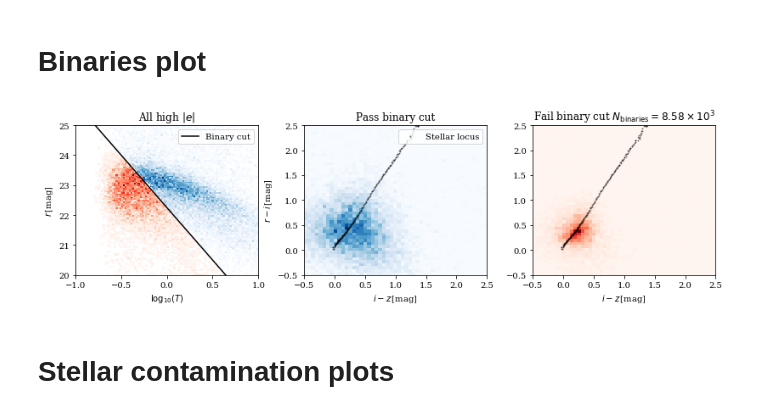
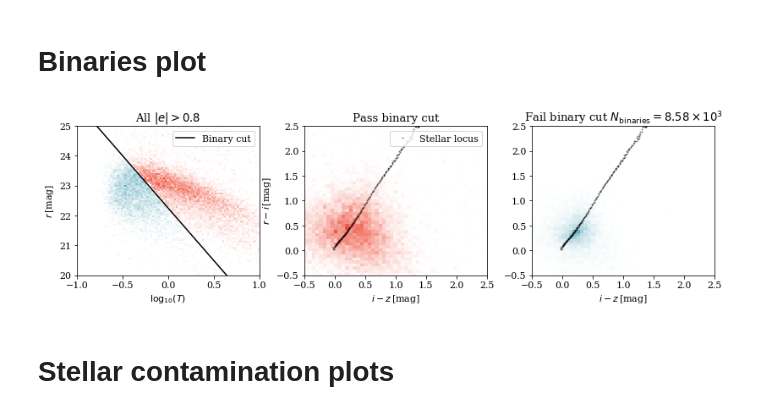
Before and after one commit to des-science/Y3_shearcat_tests, a Jupyter notebook: final_plots_paper/All_the_plots.ipynb, the cells around one changed output. Drawn from its saved outputs; the diff is of its cells as text; code cells hidden in the pictures.

Commit message:
des colours for stellar contamination hists

```diff
--- a/final_plots_paper/All_the_plots.ipynb
+++ b/final_plots_paper/All_the_plots.ipynb
@@ -614,6 +614,12 @@ def frexp10(x):
     # convenience function to print standard form numbers in latex
     exp = int(np.floor(np.log10(abs(x))))
     return x / 10**exp, exp
+
+
+from matplotlib.colors import LinearSegmentedColormap
+nodes = [0.0, 0.5, 1.0]
+des_c1_cmap = LinearSegmentedColormap.from_list('mycmap', list(zip(np.linspace(0,1,2), ['#ffffff', colors[1]])))
+des_c2_cmap = LinearSegmentedColormap.from_list('mycmap', list(zip(np.linspace(0,1,2), ['#ffffff', colors[2]])))
 
 binaries_dict = load_obj('everything_you_need_for_binaries')
 
@@ -623,39 +629,39 @@ cut_x = binaries_dict['cut_x']
 cut_y = binaries_dict['cut_y']
 
 h, xedges, yedges, _ = plt.hist2d(cat['logT'], cat['magr'], bins=[np.linspace(-1,1,100), np.linspace(20,25,100)], cmap='Blues')
 
 plt.close('all')
 plt.figure(1, figsize=(3*4.5, 3.25))
 
 plt.subplot(131)
-plt.title('All high $\\left|e\\right|$')
-plt.hist2d(cat['logT'][~cat['binaries']], cat['magr'][~cat['binaries']], bins=(xedges, yedges), cmap='Blues', cmin=1.e-9, label='Pass')
-plt.hist2d(cat['logT'][cat['binaries']], cat['magr'][cat['binaries']], bins=(xedges, yedges), cmap='Reds', cmin=1.e-9, label='Fail')
+plt.title('All $\\left|e\\right| > 0.8$')
+plt.hist2d(cat['logT'][~cat['binaries']], cat['magr'][~cat['binaries']], bins=(xedges, yedges), cmap=des_c1_cmap, cmin=1.e-9, label='Pass')
+plt.hist2d(cat['logT'][cat['binaries']], cat['magr'][cat['binaries']], bins=(xedges, yedges), cmap=des_c2_cmap, cmin=1.e-9, label='Fail')
 #plt.hist2d(cat['logT'], cat['magr'], bins=(xedges, yedges), cmap='Blues')#, cmin=1.e-9)
 plt.plot(np.log10(cut_x), cut_y, 'k-', label='Binary cut')
 plt.legend(loc='upper right')
 plt.xlabel('$\log_{10}(T)$')
 plt.ylabel('$r \,$[mag]')
 
 plt.subplot(132)
 plt.title('Pass binary cut')
-h, xedges, yedges, _ = plt.hist2d(cat['magi'][~cat['binaries']]-cat['magz'][~cat['binaries']], cat['magr'][~cat['binaries']]-cat['magi'][~cat['binaries']], bins=[np.linspace(-0.5,2.5,50),np.linspace(-0.5,2.5,50)], cmap='Blues')
+h, xedges, yedges, _ = plt.hist2d(cat['magi'][~cat['binaries']]-cat['magz'][~cat['binaries']], cat['magr'][~cat['binaries']]-cat['magi'][~cat['binaries']], bins=[np.linspace(-0.5,2.5,50),np.linspace(-0.5,2.5,50)], cmap=des_c1_cmap)
 plt.plot(stellar_loci['i-z'], stellar_loci['r-i'], 'ko', ms=1, alpha=0.4, label='Stellar locus')
 plt.legend(loc='upper right')
 plt.xlabel('$i - z\,$[mag]')
 plt.ylabel('$r - i\,$[mag]')
 
 plt.subplot(133)
 plt.title('Fail binary cut $N_{\\rm binaries}$'+'$={0:.2f}\\times 10^{{{1}}}$'.format(*frexp10(np.sum(cat['binaries']))))
-plt.hist2d(cat['magi'][cat['binaries']]-cat['magz'][cat['binaries']], cat['magr'][cat['binaries']]-cat['magi'][cat['binaries']], bins=(xedges, yedges), cmap='Reds')
+plt.hist2d(cat['magi'][cat['binaries']]-cat['magz'][cat['binaries']], cat['magr'][cat['binaries']]-cat['magi'][cat['binaries']], bins=(xedges, yedges), cmap=des_c2_cmap)
 plt.plot(stellar_loci['i-z'], stellar_loci['r-i'], 'ko', ms=1, alpha=0.4)
 plt.xlabel('$i - z\,$[mag]')
 
 plt.subplots_adjust(wspace=0.25)
 plt.savefig('./figures/binaries.png', dpi=300, bbox_inches='tight')
 plt.savefig('./figures/binaries.pdf', bbox_inches='tight')
 # %% [output]
-[figure, old version]
+[figure, new version]
 # %% [markdown]
 # Stellar contamination plots
 # %%
```
